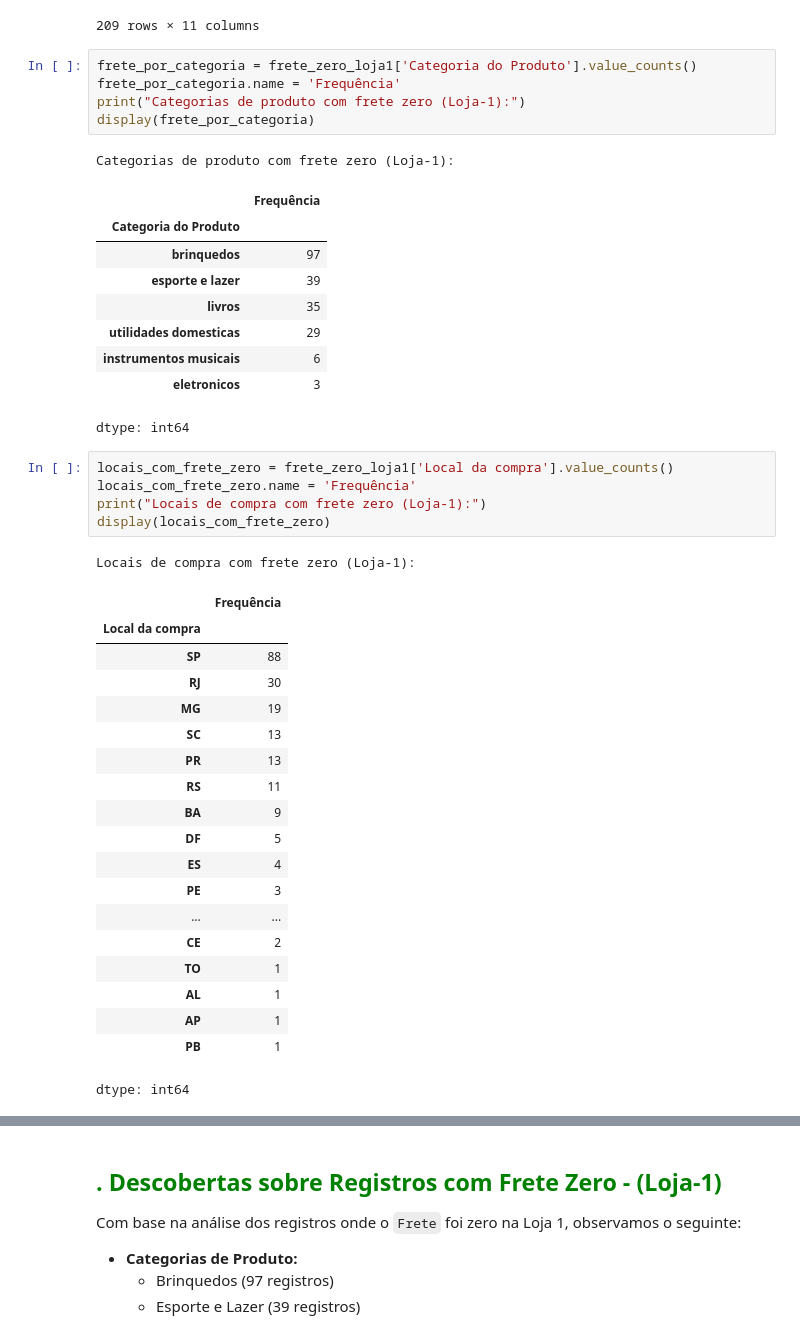
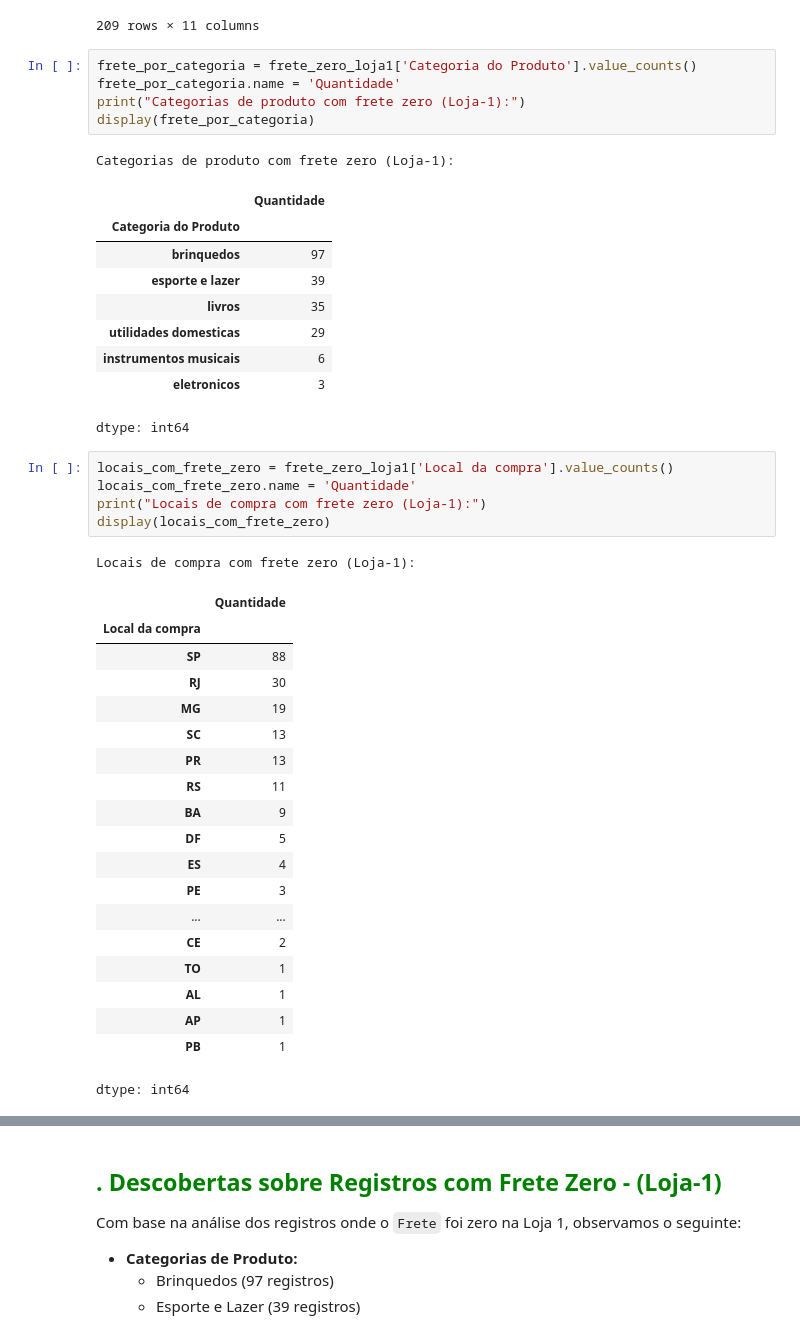
Before and after one commit to WBruni/Analise_Vendas_e_Desempenho_Loja, a Jupyter notebook: AluraStoreBrasil.ipynb, the cells around one changed output, grey strips where cells are left out. Drawn from its saved outputs; the diff is of its cells as text.

```diff
--- a/AluraStoreBrasil.ipynb
+++ b/AluraStoreBrasil.ipynb
@@ -242,12 +242,12 @@ display(frete_zero_loja1)
 209 rows × 11 columns
 # %%
 frete_por_categoria = frete_zero_loja1['Categoria do Produto'].value_counts()
-frete_por_categoria.name = 'Frequência'
+frete_por_categoria.name = 'Quantidade'
 print("Categorias de produto com frete zero (Loja-1):")
 display(frete_por_categoria)
 # %% [output]
 Categorias de produto com frete zero (Loja-1):
-|  | Frequência |
+|  | Quantidade |
 | Categoria do Produto |  |
 | brinquedos | 97 |
 | esporte e lazer | 39 |
@@ -258,12 +258,12 @@ Categorias de produto com frete zero (Loja-1):
 dtype: int64
 # %%
 locais_com_frete_zero = frete_zero_loja1['Local da compra'].value_counts()
-locais_com_frete_zero.name = 'Frequência'
+locais_com_frete_zero.name = 'Quantidade'
 print("Locais de compra com frete zero (Loja-1):")
 display(locais_com_frete_zero)
 # %% [output]
 Locais de compra com frete zero (Loja-1):
-|  | Frequência |
+|  | Quantidade |
 | Local da compra |  |
 | SP | 88 |
 | RJ | 30 |
```
Also changed, not shown: parts of 69 cells of this notebook.
